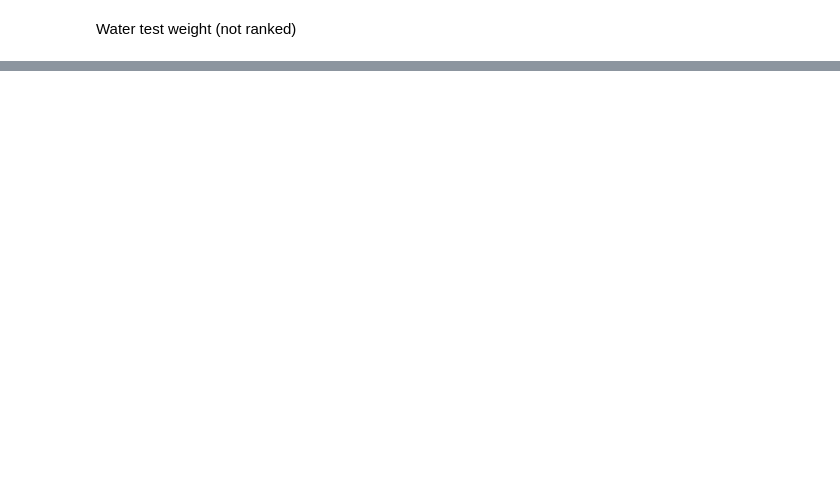
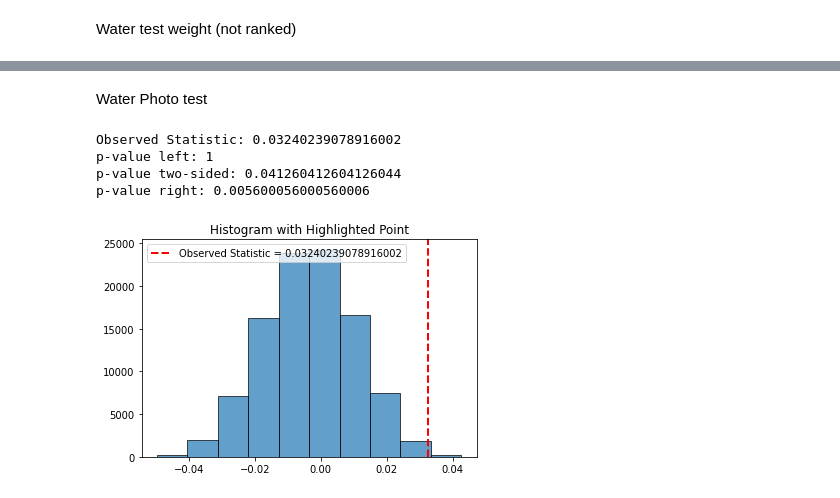
Before and after one commit to eschubert1/stat604project3, a Jupyter notebook: permutation_notebook.ipynb, the cells around one changed output, grey strips where cells are left out. Saved outputs shown, nothing was run; the diff lists cells and outputs as text; code cells hidden in the pictures; blank space fills up the shorter version.

```diff
--- a/permutation_notebook.ipynb
+++ b/permutation_notebook.ipynb
@@ -278,0 +193,36 @@ p-value right: 0.026862026862026864
+# %% [markdown]
+Water Photo test
+# %%
+A = {"T1", "T2"}
+B = {"T3", "T4"}
+treatment = {"T1", "T3"}
+
+
+metric = "Photo Freshness Delta"
+agg_fn = "mean"
+
+#perm_data, p_left, p_two, p_right, obs_stat = perm_test(exp12_data_photo, A, B, treatment, metric, agg_fn)
+perm_data, p_left, p_two, p_right, obs_stat = perm_test_rand(exp12_data_photo, A, B, treatment, metric, agg_fn, n_perm=100_000, seed=17)
+
+
+print(f"Observed Statistic: {obs_stat}")
+print(f"p-value left: {p_left}")
+print(f"p-value two-sided: {p_two}")
+print(f"p-value right: {p_right}")
+
+
+plt.hist(perm_data['diff'], bins=10, edgecolor='black', alpha=0.7)
+plt.axvline(obs_stat, color='red', linestyle='--', linewidth=2, label=f'Observed Statistic = {obs_stat}')
+
+# plt.xlabel('Value')
+# plt.ylabel('Frequency')
+plt.title('Histogram with Highlighted Point')
+plt.legend()
+
+plt.show()
+# %% [output]
+Observed Statistic: 0.03240239078916002
+p-value left: 1
+p-value two-sided: 0.041260412604126044
+p-value right: 0.005600056000560006
+[figure, added]
```
Also changed, not shown: parts of 15 cells of this notebook, 4 other files.
